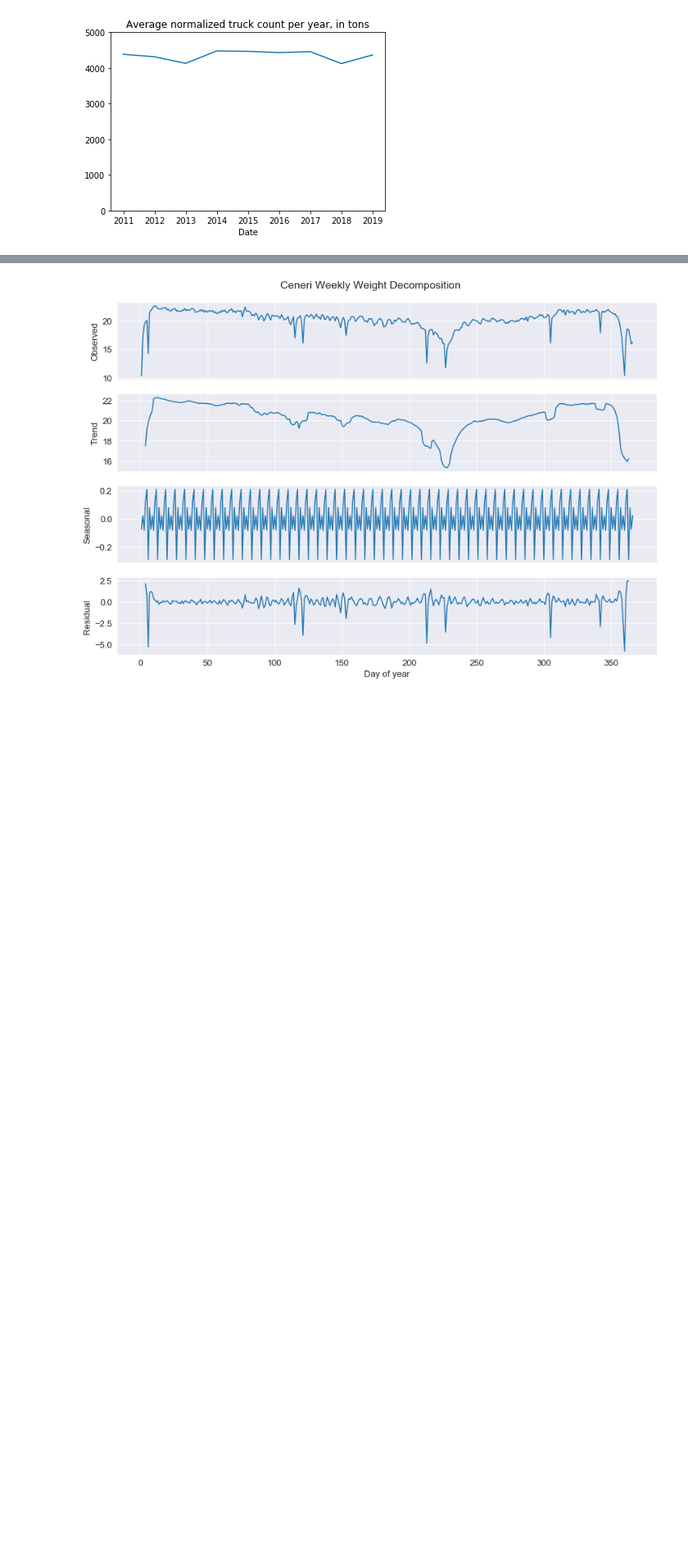
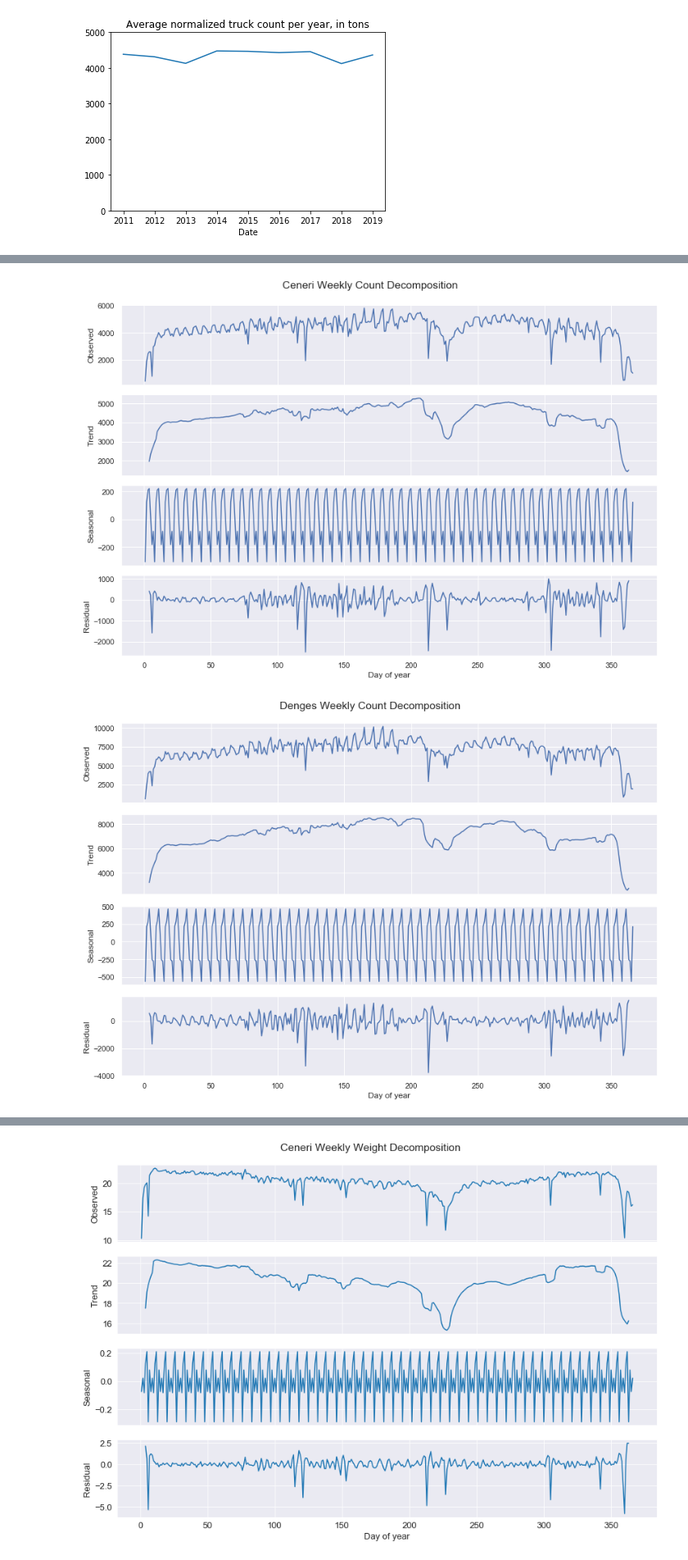
Before and after one commit to isdabelle/DigitalTwinBridges, a Jupyter notebook: Seasonality.ipynb, the cells around one changed output, grey strips where cells are left out. Shown at 82% size. Cells and saved outputs as stored; diff of their text form; code cells hidden in the pictures; blank space fills up the shorter version.

```diff
--- a/Seasonality.ipynb
+++ b/Seasonality.ipynb
@@ -164,0 +231,6 @@ ax.set_ylim(0, 5000)
+# %%
+for station in stations:
+    count_seasonality(station, 'Weekly', False)
+# %% [output]
+[figure, added]
+[figure, added]
```
Also changed, not shown: parts of 4 cells of this notebook, 3 other files.
